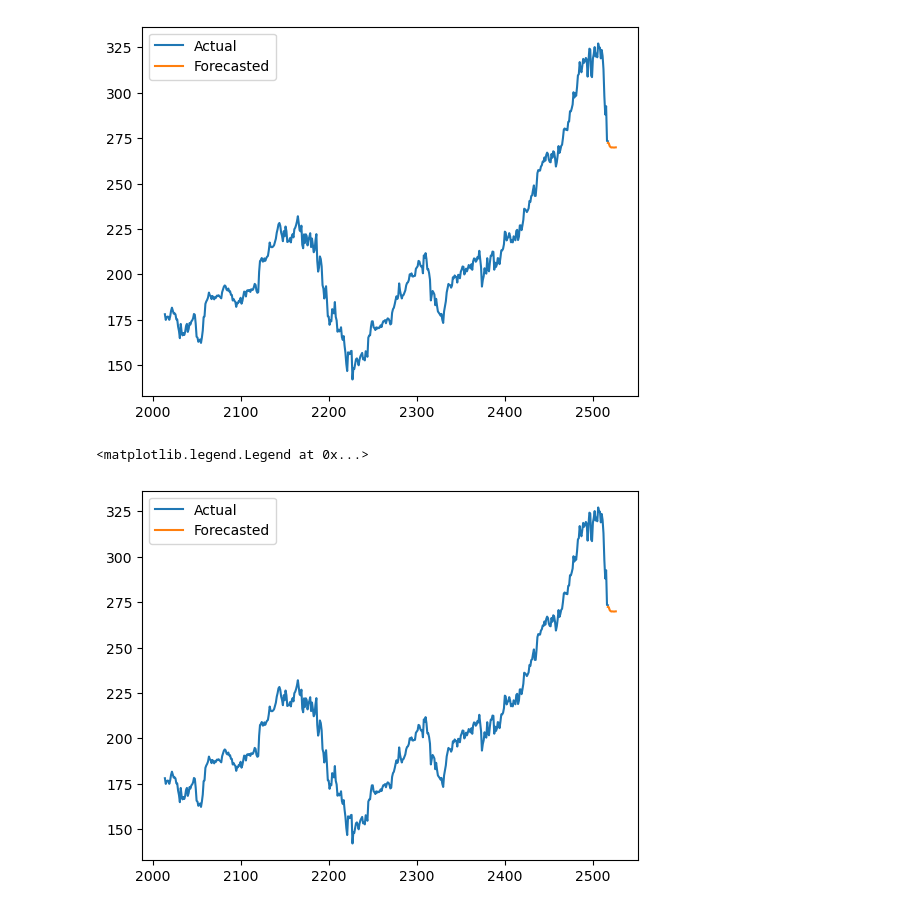
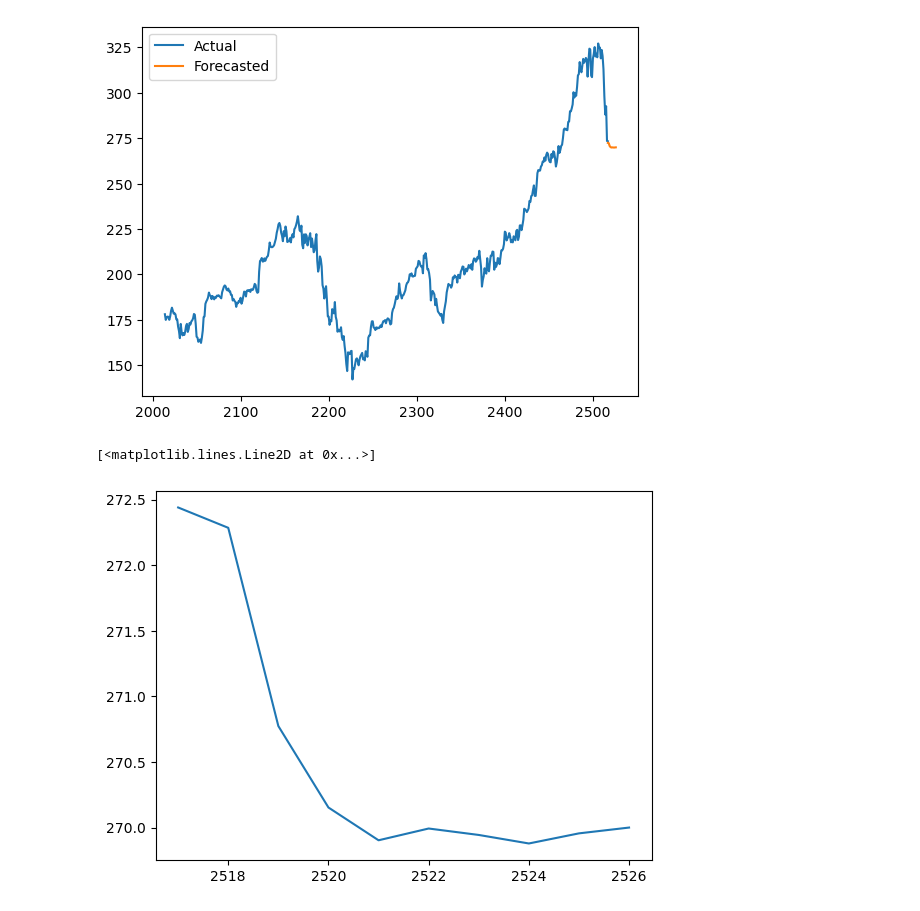
Before and after one commit to Amritha-07/Stock-Price-Prediction, a Jupyter notebook: notebooks/APPLE Stock Market Prediction ARIMA.ipynb, the cells around one changed output. Saved outputs shown, nothing was run; the diff lists cells and outputs as text; code cells hidden in the pictures.

```diff
--- a/notebooks/APPLE Stock Market Prediction ARIMA.ipynb
+++ b/notebooks/APPLE Stock Market Prediction ARIMA.ipynb
@@ -274,10 +274,7 @@ plt.legend()
 # %%
 pred = model.predict(start = len(data), end = len(data)+9, typ = 'levels')
 # %%
-pred
-plt.plot(test['Close'], label="Actual")
 plt.plot(newindex, pred, label="Forecasted")
-plt.legend()
 # %% [output]
-<matplotlib.legend.Legend at 0x...>
+[<matplotlib.lines.Line2D at 0x...>]
-[figure, old version]
+[figure, new version]
```
Also changed, not shown: parts of 1 cell of this notebook, 2 other files.
